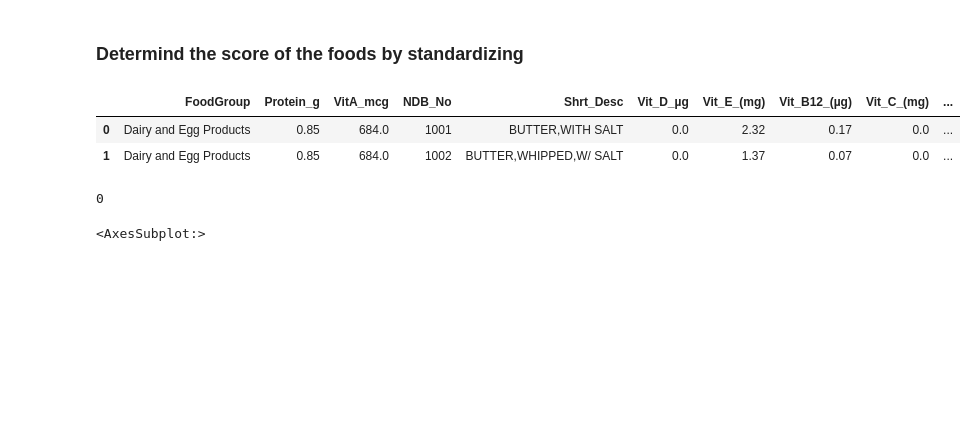
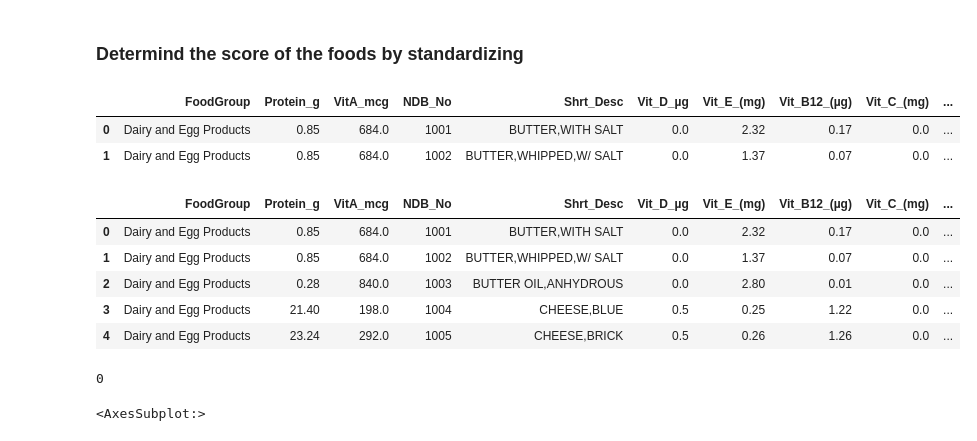
Before and after one commit to anthonyreid518/Food-Donation-Score, a Jupyter notebook: Data and Code/food_donation.ipynb, the cells around one changed output. Cells and saved outputs as stored; diff of their text form; code cells hidden in the pictures; blank space fills up the shorter version.

```diff
--- a/food_donation.ipynb
+++ b/Data and Code/food_donation.ipynb
@@ -162,0 +175,10 @@ final_df2.head(2)
+# %%
+final_df2['Food Names'] = new_list
+final_df2.head()
+# %% [output]
+|  | FoodGroup | Protein_g | VitA_mcg | NDB_No | Shrt_Desc | Vit_D_µg | Vit_E_(mg) | Vit_B12_(µg) | Vit_C_(mg) | ... |
+| 0 | Dairy and Egg Products | 0.85 | 684.0 | 1001 | BUTTER,WITH SALT | 0.0 | 2.32 | 0.17 | 0.0 | ... |
+| 1 | Dairy and Egg Products | 0.85 | 684.0 | 1002 | BUTTER,WHIPPED,W/ SALT | 0.0 | 1.37 | 0.07 | 0.0 | ... |
+| 2 | Dairy and Egg Products | 0.28 | 840.0 | 1003 | BUTTER OIL,ANHYDROUS | 0.0 | 2.80 | 0.01 | 0.0 | ... |
+| 3 | Dairy and Egg Products | 21.40 | 198.0 | 1004 | CHEESE,BLUE | 0.5 | 0.25 | 1.22 | 0.0 | ... |
+| 4 | Dairy and Egg Products | 23.24 | 292.0 | 1005 | CHEESE,BRICK | 0.5 | 0.26 | 1.26 | 0.0 | ... |
```
Also changed, not shown: parts of 13 cells of this notebook, 6 other files.
